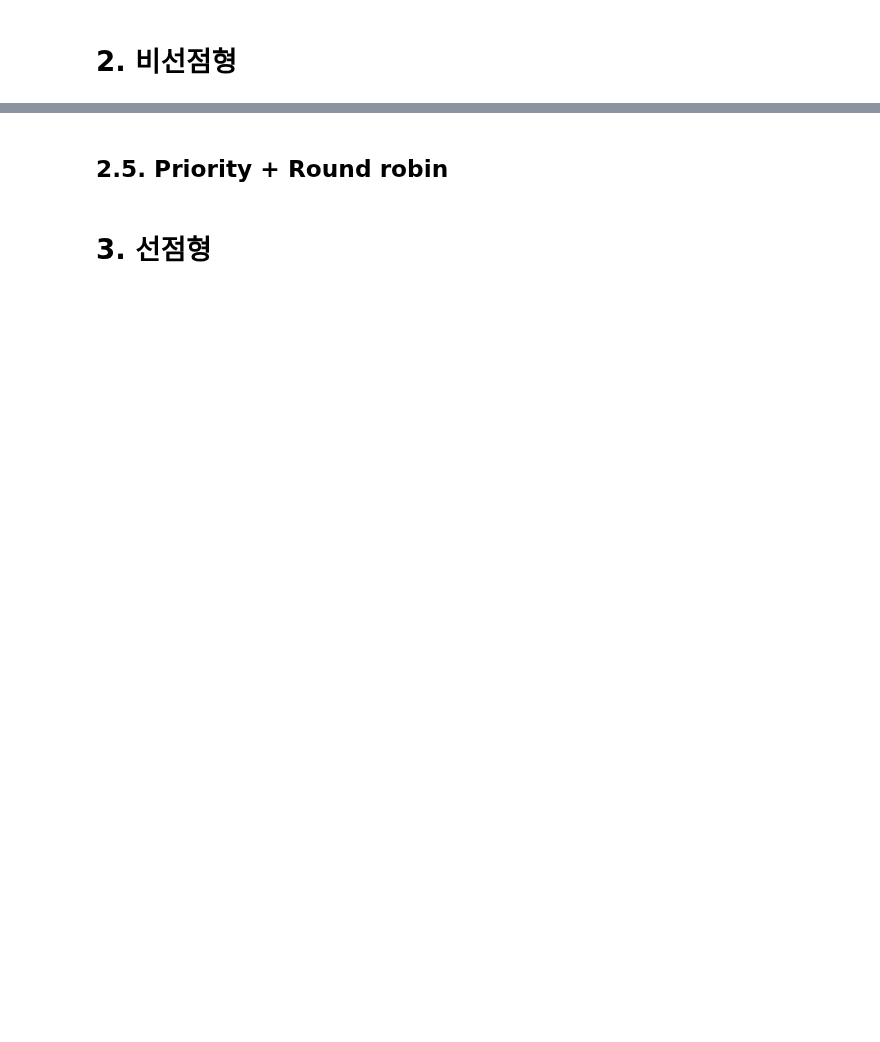
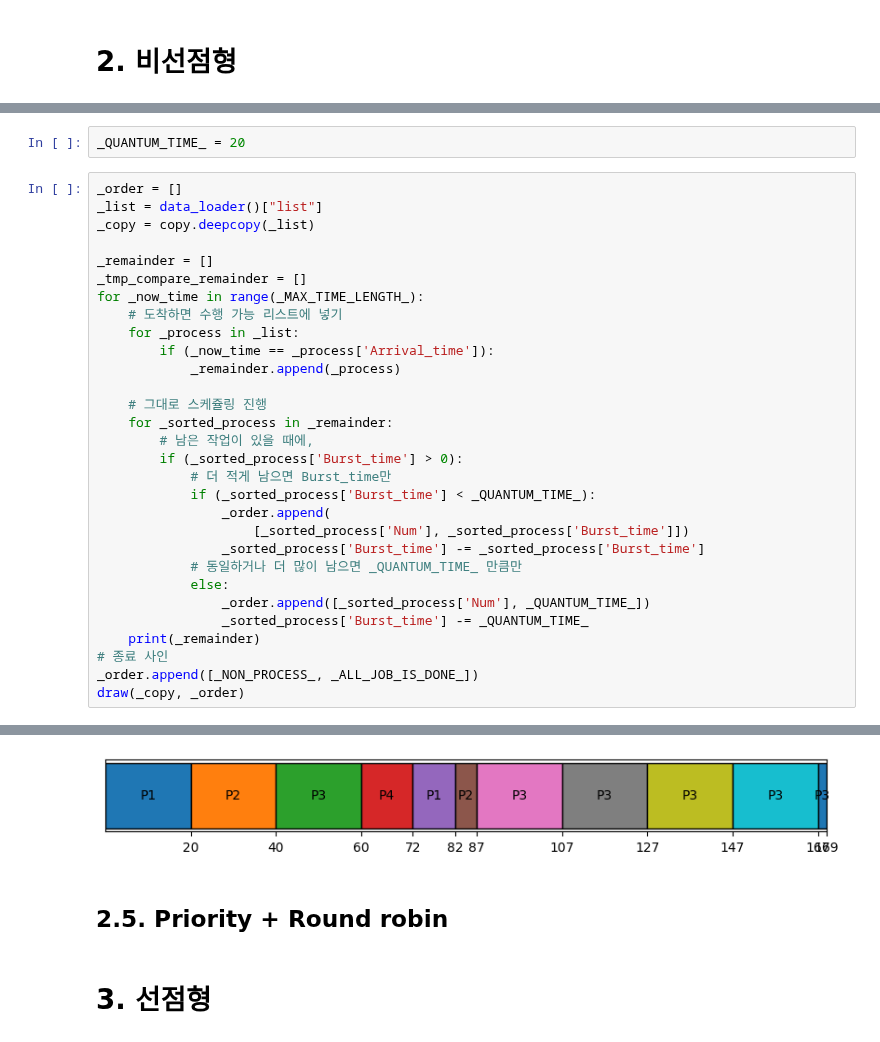
Before and after one commit to jiho264/2023os, a Jupyter notebook: homework01/homework01.ipynb, the cells around one changed output, grey strips where cells are left out. Saved outputs shown, nothing was run; the diff lists cells and outputs as text; blank space fills up the shorter version.

```diff
--- a/homework01/homework01.ipynb
+++ b/homework01/homework01.ipynb
@@ -287,0 +297,33 @@ Average Turnaround time : 131.0
+# %%
+_QUANTUM_TIME_ = 20
+# %%
+_order = []
+_list = data_loader()["list"]
+_copy = copy.deepcopy(_list)
+
+_remainder = []
+_tmp_compare_remainder = []
+for _now_time in range(_MAX_TIME_LENGTH_):
+    # 도착하면 수행 가능 리스트에 넣기
+    for _process in _list:
+        if (_now_time == _process['Arrival_time']):
+            _remainder.append(_process)
+
+    # 그대로 스케쥴링 진행
+    for _sorted_process in _remainder:
+        # 남은 작업이 있을 때에,
+        if (_sorted_process['Burst_time'] > 0):
+            # 더 적게 남으면 Burst_time만
+            if (_sorted_process['Burst_time'] < _QUANTUM_TIME_):
+                _order.append(
+                    [_sorted_process['Num'], _sorted_process['Burst_time']])
+                _sorted_process['Burst_time'] -= _sorted_process['Burst_time']
+            # 동일하거나 더 많이 남으면 _QUANTUM_TIME_ 만큼만
+            else:
+                _order.append([_sorted_process['Num'], _QUANTUM_TIME_])
+                _sorted_process['Burst_time'] -= _QUANTUM_TIME_
+    print(_remainder)
+# 종료 사인
+_order.append([_NON_PROCESS_, _ALL_JOB_IS_DONE_])
+draw(_copy, _order)
+# %% [output]
@@ -288,3 +347,4 @@ Average Turnaround time : 131.0
+[figure, added]
 # %% [markdown]
 ## 2.5. Priority + Round robin
 # %% [markdown]
```
Also changed, not shown: parts of 17 cells of this notebook, 1 other file.
